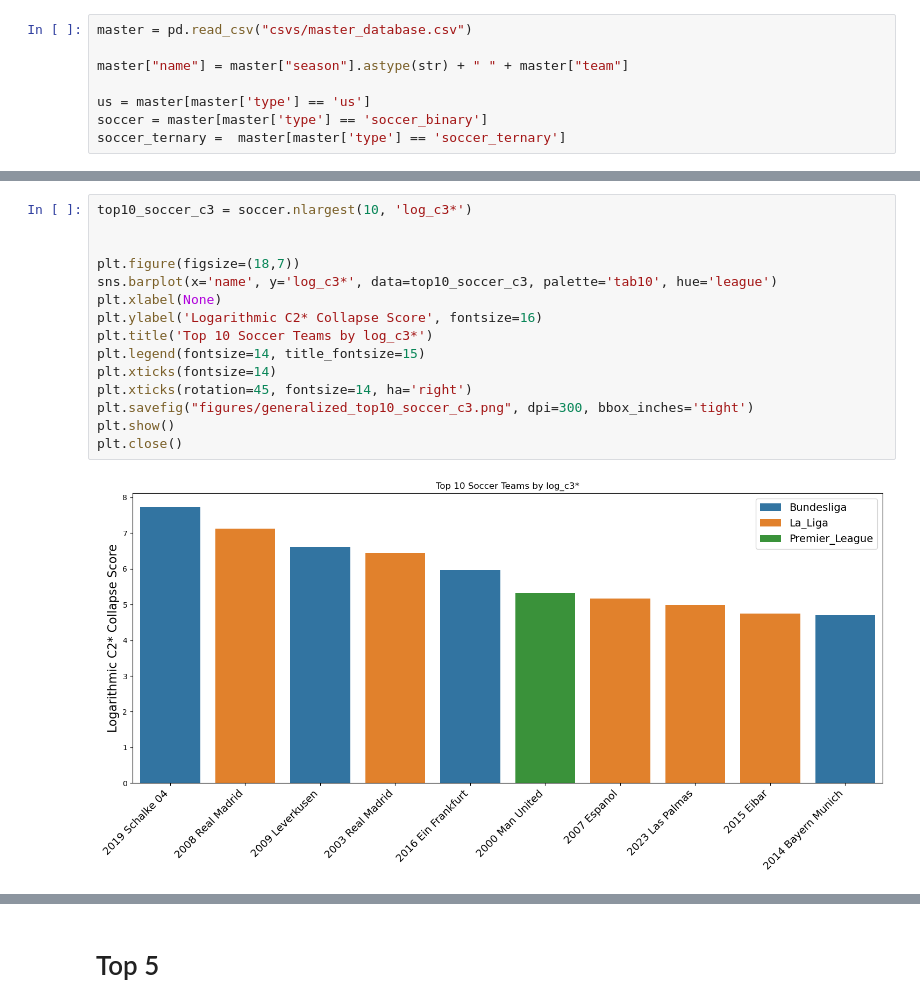
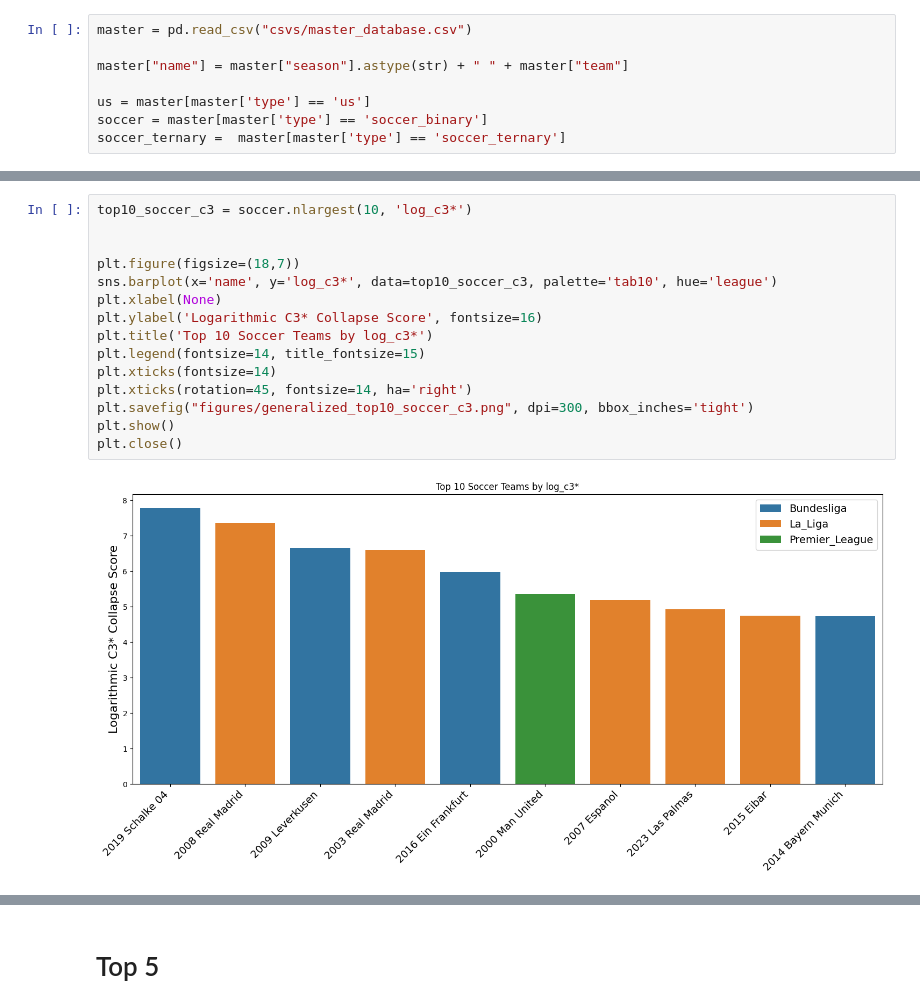
Before and after one commit to RyanRegalado/Win-Loss-Sequences-Sp2026, a Jupyter notebook: output/generalized_cscores_figures.ipynb, the cells around one changed output, grey strips where cells are left out. Drawn from its saved outputs; the diff is of its cells as text.

```diff
--- a/output/generalized_cscores_figures.ipynb
+++ b/output/generalized_cscores_figures.ipynb
@@ -113,17 +130,17 @@ plt.close()
 # %%
 top10_soccer_c3 = soccer.nlargest(10, 'log_c3*')
 
 
 plt.figure(figsize=(18,7))
 sns.barplot(x='name', y='log_c3*', data=top10_soccer_c3, palette='tab10', hue='league')
 plt.xlabel(None)
-plt.ylabel('Logarithmic C2* Collapse Score', fontsize=16)
+plt.ylabel('Logarithmic C3* Collapse Score', fontsize=16)
 plt.title('Top 10 Soccer Teams by log_c3*')
 plt.legend(fontsize=14, title_fontsize=15)
 plt.xticks(fontsize=14)
 plt.xticks(rotation=45, fontsize=14, ha='right')
 plt.savefig("figures/generalized_top10_soccer_c3.png", dpi=300, bbox_inches='tight')
 plt.show()
 plt.close()
 # %% [output]
-[figure, old version]
+[figure, new version]
```
Also changed, not shown: parts of 32 cells of this notebook, 13 other files.
